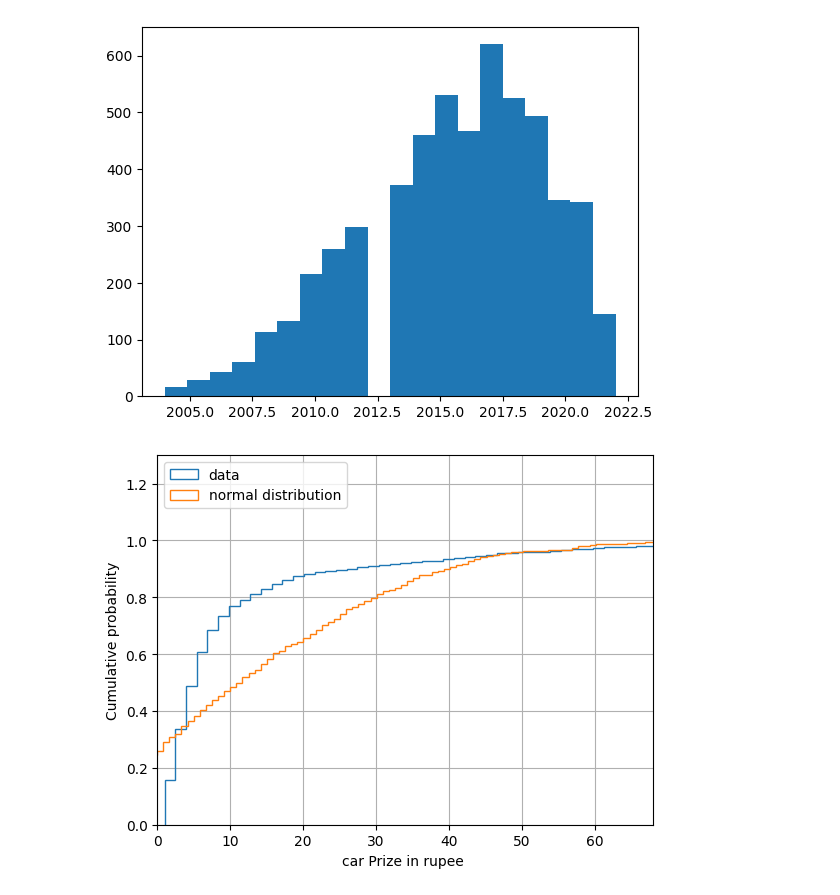
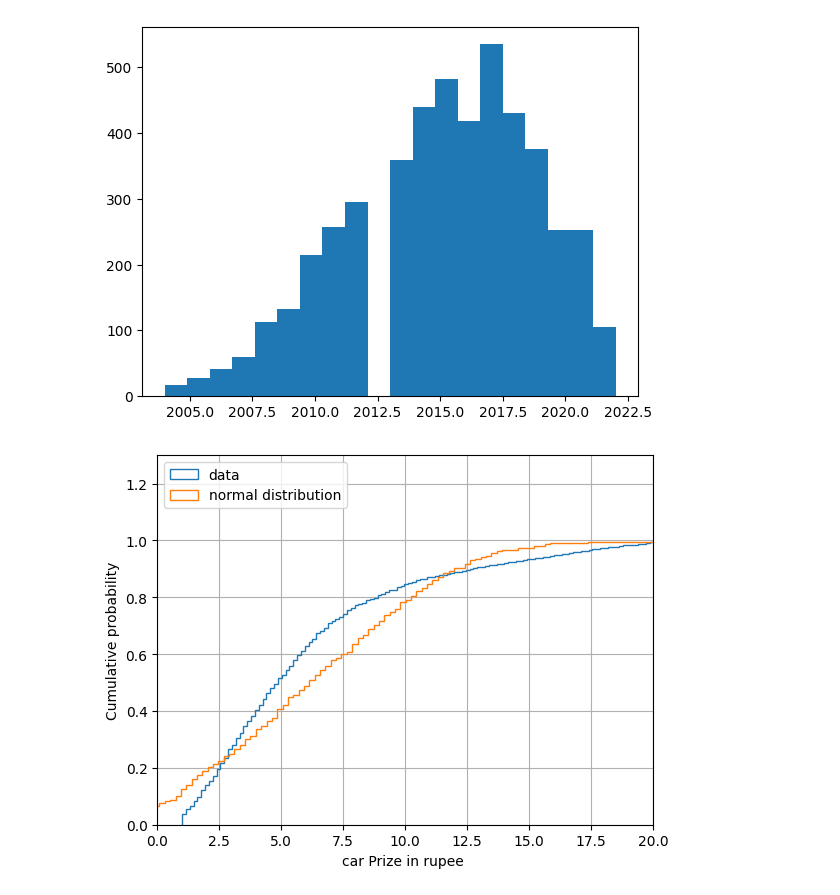
Before and after one commit to Saurabh-Rana17/Python-DSPL, a Jupyter notebook: self/exp4.ipynb, the cells around one changed output. Drawn from its saved outputs; the diff is of its cells as text; code cells hidden in the pictures.

```diff
--- a/self/exp4.ipynb
+++ b/self/exp4.ipynb
@@ -10,7 +13,7 @@ import matplotlib.pyplot as plt
 import pandas as pd
 import random
 # %%
-ct_test = pd.read_csv('clean2_car_price.csv')
+ct_test = pd.read_csv('clean6_car_price.csv')
 print(ct_test.shape)
 ct_test.head()
 # %% [output]
@@ -87,25 +90,25 @@ nbins= 20
 n_hist, bins_hist, patches_hist = plt.hist(ct_test['manufacture'], nbins, density=False,
                            cumulative=False, linewidth=1.0, label='data')
 # %% [output]
-[figure, old version]
+[figure, new version]
 # %%
 num_bins = 130
 normal_dist = [random.gauss(mean_rate, stdev_rate) for _ in range(500)]
 n, bins, patches = plt.hist(ct_test['car_prices_in_rupee'], num_bins, density=True, histtype='step',
                            cumulative=True, linewidth=1.0, label='data')
 plt.hist(normal_dist, num_bins, density=True, histtype='step',
                            cumulative=True, linewidth=1.0, label='normal distribution')
 plt.grid(True)
 plt.legend(loc='upper left')
 axes = plt.gca()
 axes.set_ylim([0,1.3])
-axes.set_xlim([0,68.0])
+axes.set_xlim([0,20.0])
 
 plt.xlabel('car Prize in rupee ')
 plt.ylabel('Cumulative probability')
 plt.show()
 # %% [output]
-[figure, old version]
+[figure, new version]
 # %%
 def modified_zscore(data, consistency_correction=1.4826):
     """
```
Also changed, not shown: parts of 10 cells of this notebook, 12 other files.
